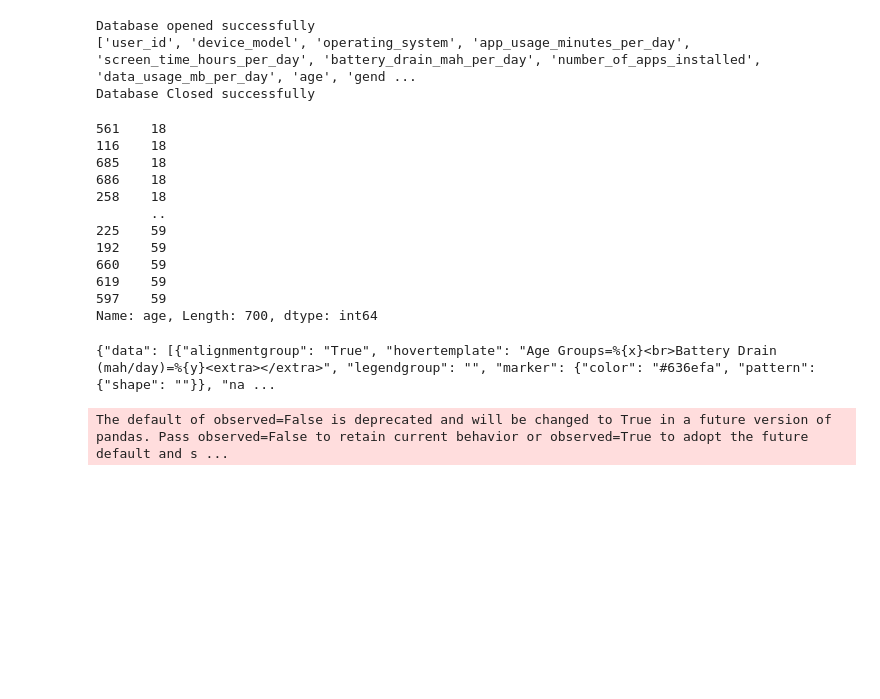
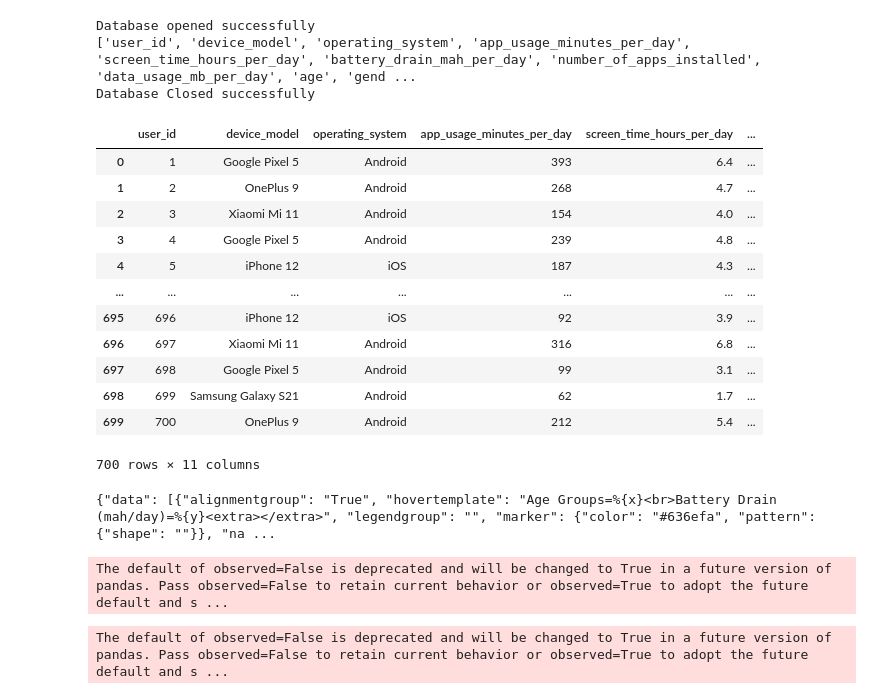
Before and after one commit to jroelofsz/mobile_phone_data_dashboard, a Jupyter notebook: Resources/Notebooks/roelofsz.ipynb, the cells around one changed output. Saved outputs shown, nothing was run; the diff lists cells and outputs as text; code cells hidden in the pictures; blank space fills up the shorter version.

```diff
--- a/Resources/Notebooks/roelofsz.ipynb
+++ b/Resources/Notebooks/roelofsz.ipynb
@@ -33,20 +33,21 @@ Database opened successfully
 ['user_id', 'device_model', 'operating_system', 'app_usage_minutes_per_day', 'screen_time_hours_per_day', 'battery_drain_mah_per_day', 'number_of_apps_installed', 'data_usage_mb_per_day', 'age', 'gend ...
 Database Closed successfully
 # %%
-phone_df['age'].sort_values()
+phone_df
 # %% [output]
+|  | user_id | device_model | operating_system | app_usage_minutes_per_day | screen_time_hours_per_day | ... |
+| 0 | 1 | Google Pixel 5 | Android | 393 | 6.4 | ... |
+| 1 | 2 | OnePlus 9 | Android | 268 | 4.7 | ... |
+| 2 | 3 | Xiaomi Mi 11 | Android | 154 | 4.0 | ... |
+| 3 | 4 | Google Pixel 5 | Android | 239 | 4.8 | ... |
+| 4 | 5 | iPhone 12 | iOS | 187 | 4.3 | ... |
+| ... | ... | ... | ... | ... | ... | ... |
+| 695 | 696 | iPhone 12 | iOS | 92 | 3.9 | ... |
+| 696 | 697 | Xiaomi Mi 11 | Android | 316 | 6.8 | ... |
+| 697 | 698 | Google Pixel 5 | Android | 99 | 3.1 | ... |
+| 698 | 699 | Samsung Galaxy S21 | Android | 62 | 1.7 | ... |
+| 699 | 700 | OnePlus 9 | Android | 212 | 5.4 | ... |
-561    18
-116    18
-685    18
-686    18
-258    18
-       ..
-225    59
-192    59
-660    59
-619    59
-597    59
-Name: age, Length: 700, dtype: int64
+700 rows × 11 columns
 # %%
 json_data = phone_df.to_json(orient='index')
 # %%
@@ -80,3 +81,27 @@ print(graph_json)
 # %% [output]
 {"data": [{"alignmentgroup": "True", "hovertemplate": "Age Groups=%{x}<br>Battery Drain (mah/day)=%{y}<extra></extra>", "legendgroup": "", "marker": {"color": "#636efa", "pattern": {"shape": ""}}, "na ...
 The default of observed=False is deprecated and will be changed to True in a future version of pandas. Pass observed=False to retain current behavior or observed=True to adopt the future default and s ...
+# %%
+os_types_df = phone_df.copy()
+bins = [18, 25, 35, 50]
+labels = ["18-25", "25-35", "35-50"]
+os_types_df['age_groups'] = pd.cut(os_types_df['age'], bins, labels=labels)
+
+grouped_os_types_df = os_types_df.groupby(['age_groups', 'operating_system'])['user_id'].count().to_frame('user_count')
+
+# Rename columns in place without assignment
+grouped_os_types_df.index.set_names(['Age Groups', 'Operating System'], inplace=True)
+
+
+
+fig = px.bar(
+    grouped_os_types_df.reset_index(),  # Temporarily reset index for plotting
+    x='Age Groups',
+    y='user_count',
+    color='Operating System',
+    barmode='group',
+    title='Number of Users by Age Group and Operating System',
+    labels={'user_count': 'Number of Users', 'age_groups': 'Age Groups'}
+)
+# %% [output]
+The default of observed=False is deprecated and will be changed to True in a future version of pandas. Pass observed=False to retain current behavior or observed=True to adopt the future default and s ...
```
Also changed, not shown: 4 other files.
